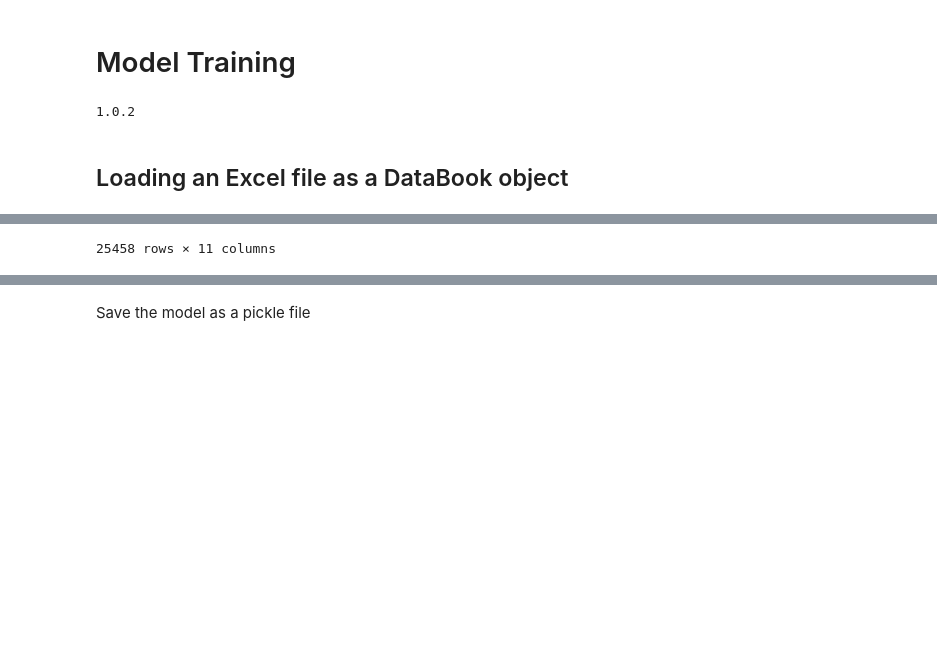
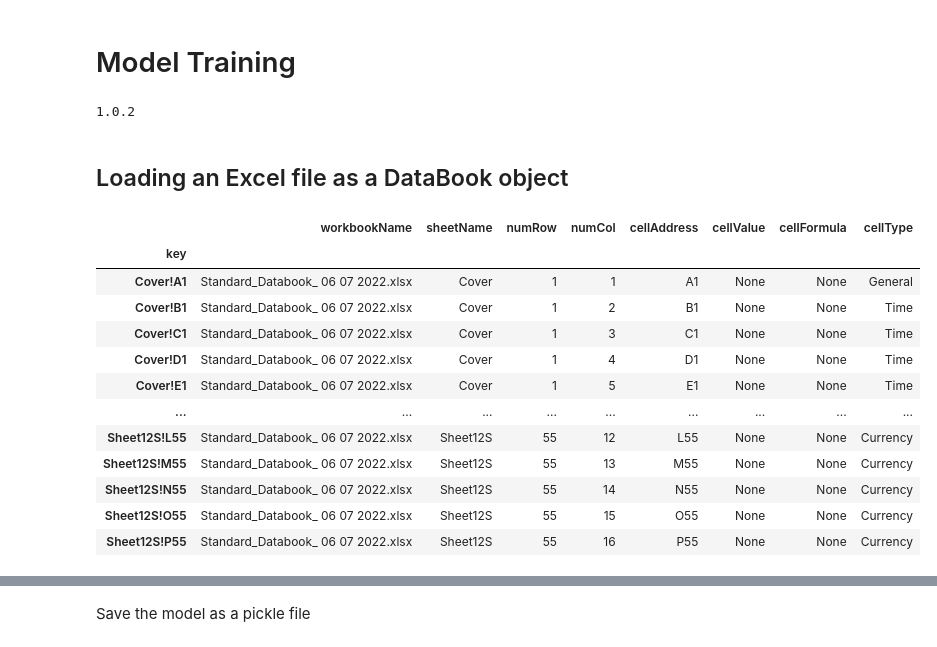
Before and after one commit to ks0411/databook_v1, a Jupyter notebook: Model-Training.ipynb, the cells around one changed output, grey strips where cells are left out. Drawn from its saved outputs; the diff is of its cells as text; code cells hidden in the pictures; blank space fills up the shorter version.

```diff
--- a/Model-Training.ipynb
+++ b/Model-Training.ipynb
@@ -1,22 +1,38 @@
 # %% [markdown]
 # Model Training
+# %%
+from data_book import DataBook
+import pickle
+import sklearn as skl
+from sklearn.model_selection import train_test_split
+from sklearn.metrics import confusion_matrix
+from sklearn.ensemble import RandomForestClassifier
+from sklearn.metrics import classification_report
+from sklearn import svm
+from sklearn.linear_model import LogisticRegression
+print(skl.__version__)
+# %% [output]
+1.0.2
 # %%
-from data_book import DataBook
-import sklearn as skl
-from sklearn.model_selection import train_test_split
-from sklearn.metrics import confusion_matrix
-from sklearn.ensemble import RandomForestClassifier
-from sklearn.metrics import classification_report
-from sklearn import svm
-from sklearn.linear_model import LogisticRegression
-print(skl.__version__)
-raw_data_path = './Data-v1/OutputEnriched1006.xls'
+raw_data_path = './Data-v1/Standard_Databook_ 06 07 2022.csv.json'
+formula_ranges = './Data-v1/areas.txt'
-# %% [output]
-1.0.2
 # %% [markdown]
 ## Loading an Excel file as a DataBook object
 # %%
 dBook = DataBook()
 dBook.load_file(raw_data_path)
-dBook.get_source_data()
+dBook.get_data(all_columns=True)
 # %% [output]
+|  | workbookName | sheetName | numRow | numCol | cellAddress | cellValue | cellFormula | cellType |
+| key |  |  |  |  |  |  |  |  |
+| Cover!A1 | Standard_Databook_ 06 07 2022.xlsx | Cover | 1 | 1 | A1 | None | None | General |
+| Cover!B1 | Standard_Databook_ 06 07 2022.xlsx | Cover | 1 | 2 | B1 | None | None | Time |
+| Cover!C1 | Standard_Databook_ 06 07 2022.xlsx | Cover | 1 | 3 | C1 | None | None | Time |
+| Cover!D1 | Standard_Databook_ 06 07 2022.xlsx | Cover | 1 | 4 | D1 | None | None | Time |
+| Cover!E1 | Standard_Databook_ 06 07 2022.xlsx | Cover | 1 | 5 | E1 | None | None | Time |
+| ... | ... | ... | ... | ... | ... | ... | ... | ... |
+| Sheet12S!L55 | Standard_Databook_ 06 07 2022.xlsx | Sheet12S | 55 | 12 | L55 | None | None | Currency |
+| Sheet12S!M55 | Standard_Databook_ 06 07 2022.xlsx | Sheet12S | 55 | 13 | M55 | None | None | Currency |
+| Sheet12S!N55 | Standard_Databook_ 06 07 2022.xlsx | Sheet12S | 55 | 14 | N55 | None | None | Currency |
+| Sheet12S!O55 | Standard_Databook_ 06 07 2022.xlsx | Sheet12S | 55 | 15 | O55 | None | None | Currency |
+| Sheet12S!P55 | Standard_Databook_ 06 07 2022.xlsx | Sheet12S | 55 | 16 | P55 | None | None | Currency |
@@ -37,4 +40,3 @@ WARNING *** OLE2 inconsistency: SSCS size is 0 but SSAT size is non-zero
-25458 rows × 11 columns
 # %% [markdown]
 ## Add features
 
```
Also changed, not shown: parts of 27 cells of this notebook, 16 other files.
